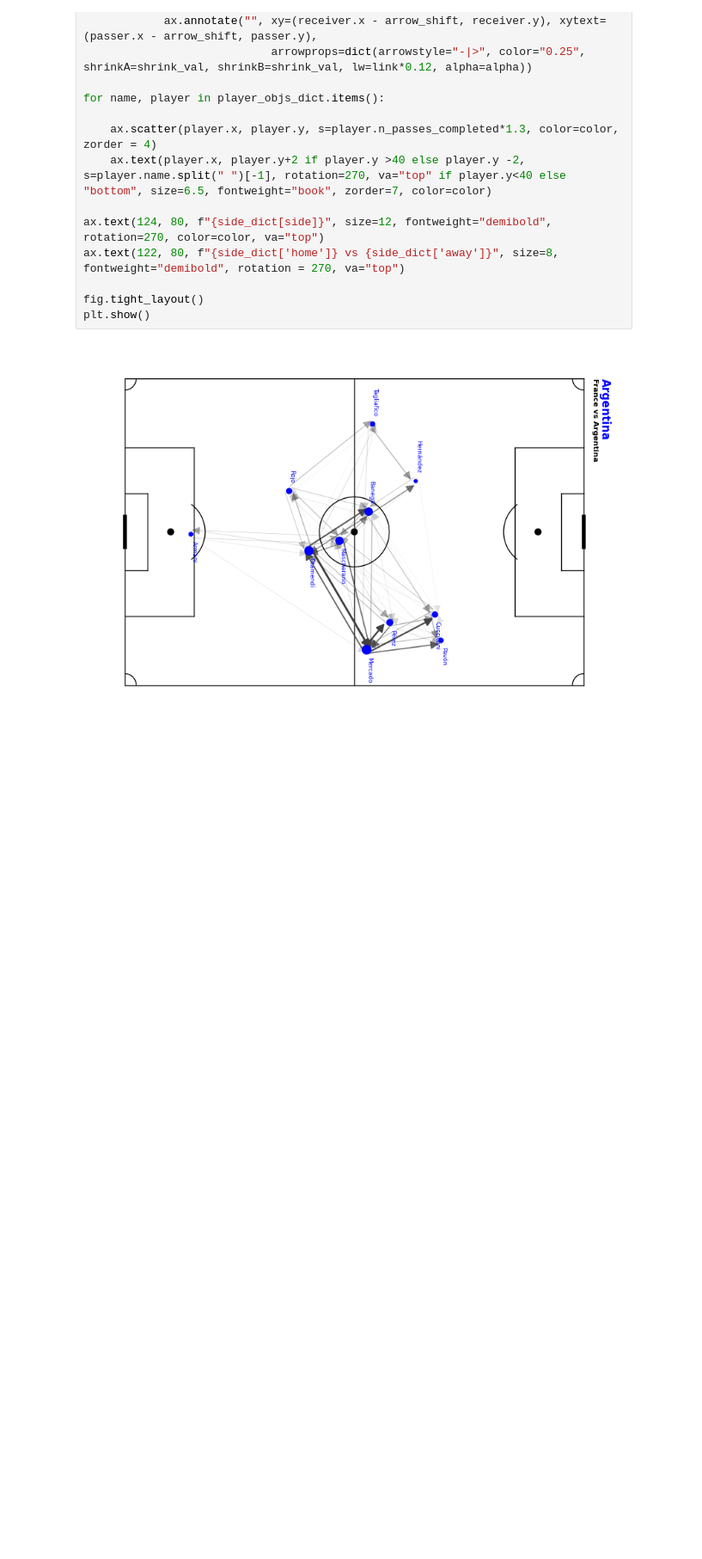
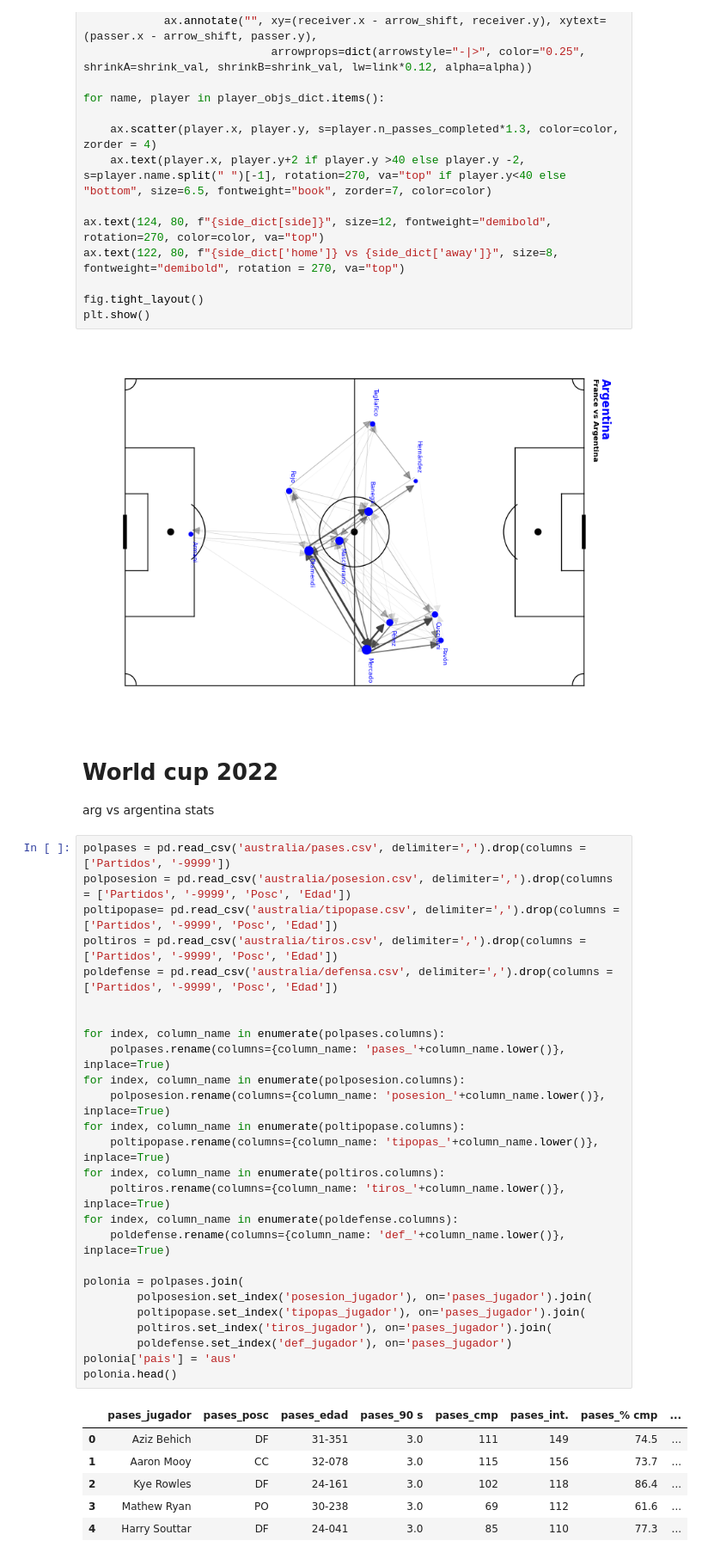
Before and after one commit to tomascufaro/football_analytics, a Jupyter notebook: worldcup.ipynb, the cells around one changed output. Shown: that part at 86% size. Cells and saved outputs as stored; diff of their text form; blank space fills up the shorter version.

```diff
--- a/worldcup.ipynb
+++ b/worldcup.ipynb
@@ -567,3 +567,40 @@ fig.tight_layout()
 plt.show()
 # %% [output]
 [figure]
+# %% [markdown]
+# World cup 2022
+
+arg vs argentina stats
+# %%
+polpases = pd.read_csv('australia/pases.csv', delimiter=',').drop(columns = ['Partidos', '-9999'])
+polposesion = pd.read_csv('australia/posesion.csv', delimiter=',').drop(columns = ['Partidos', '-9999', 'Posc', 'Edad'])
+poltipopase= pd.read_csv('australia/tipopase.csv', delimiter=',').drop(columns = ['Partidos', '-9999', 'Posc', 'Edad'])
+poltiros = pd.read_csv('australia/tiros.csv', delimiter=',').drop(columns = ['Partidos', '-9999', 'Posc', 'Edad'])
+poldefense = pd.read_csv('australia/defensa.csv', delimiter=',').drop(columns = ['Partidos', '-9999', 'Posc', 'Edad'])
+
+
+for index, column_name in enumerate(polpases.columns):
+    polpases.rename(columns={column_name: 'pases_'+column_name.lower()}, inplace=True)
+for index, column_name in enumerate(polposesion.columns):
+    polposesion.rename(columns={column_name: 'posesion_'+column_name.lower()}, inplace=True)
+for index, column_name in enumerate(poltipopase.columns):
+    poltipopase.rename(columns={column_name: 'tipopas_'+column_name.lower()}, inplace=True)
+for index, column_name in enumerate(poltiros.columns):
+    poltiros.rename(columns={column_name: 'tiros_'+column_name.lower()}, inplace=True)
+for index, column_name in enumerate(poldefense.columns):
+    poldefense.rename(columns={column_name: 'def_'+column_name.lower()}, inplace=True)
+
+polonia = polpases.join(
+        polposesion.set_index('posesion_jugador'), on='pases_jugador').join(
+        poltipopase.set_index('tipopas_jugador'), on='pases_jugador').join(
+        poltiros.set_index('tiros_jugador'), on='pases_jugador').join(
+        poldefense.set_index('def_jugador'), on='pases_jugador')
+polonia['pais'] = 'aus'
+polonia.head()
+# %% [output]
+|  | pases_jugador | pases_posc | pases_edad | pases_90 s | pases_cmp | pases_int. | pases_% cmp | ... |
+| 0 | Aziz Behich | DF | 31-351 | 3.0 | 111 | 149 | 74.5 | ... |
+| 1 | Aaron Mooy | CC | 32-078 | 3.0 | 115 | 156 | 73.7 | ... |
+| 2 | Kye Rowles | DF | 24-161 | 3.0 | 102 | 118 | 86.4 | ... |
+| 3 | Mathew Ryan | PO | 30-238 | 3.0 | 69 | 112 | 61.6 | ... |
+| 4 | Harry Souttar | DF | 24-041 | 3.0 | 85 | 110 | 77.3 | ... |
```
Also changed, not shown: parts of 7 cells of this notebook.
